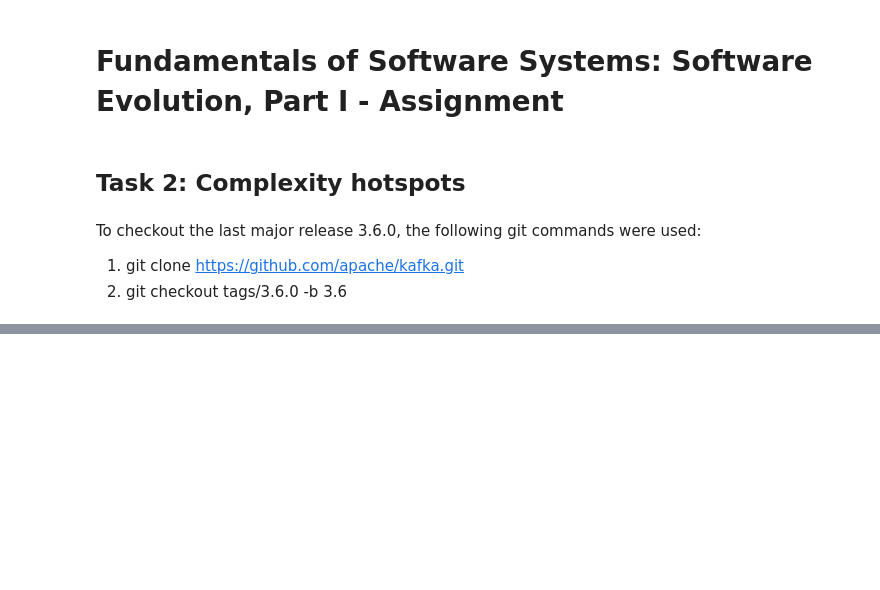
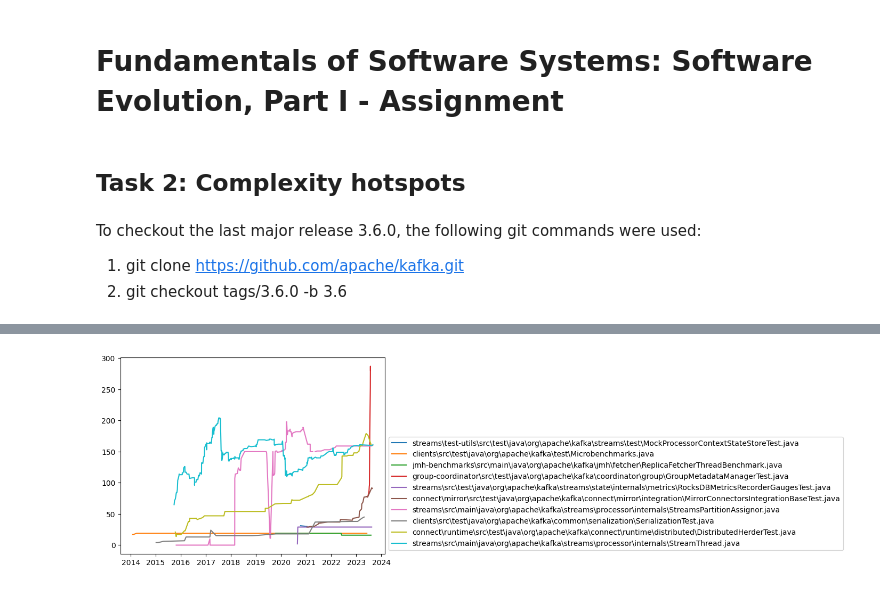
Before and after one commit to justinhehli/fss-se-I, a Jupyter notebook: FSS_SE_I.ipynb, the cells around one changed output, grey strips where cells are left out. Drawn from its saved outputs; the diff is of its cells as text; code cells hidden in the pictures; blank space fills up the shorter version.

```diff
--- a/FSS_SE_I.ipynb
+++ b/FSS_SE_I.ipynb
@@ -53,0 +72,13 @@ df_to_csv(df)
+# %%
+# calculate the IC
+df = csv_to_df()
+df['ic'] = 0
+for i in df.index:
+    ic = 0
+    with open(df.iloc[i]['filename'], encoding="utf8") as f:
+        for line in f:
+            leading_spaces = len(line) - len(line.lstrip(' '))
+            ic = ic + (leading_spaces / 4) if leading_spaces >= 4 else ic
+        df.at[i, 'ic'] = ic
+
+df_to_csv(df)
@@ -53,0 +115,32 @@ df_to_csv(df)
+# %%
+# in-depth complexity analysis on ten files
+hotspots = [
+    "streams\\test-utils\\src\\test\\java\\org\\apache\\kafka\\streams\\test\\MockProcessorContextStateStoreTest.java",
+    "clients\\src\\test\\java\\org\\apache\\kafka\\test\\Microbenchmarks.java",
+    "jmh-benchmarks\\src\\main\\java\\org\\apache\\kafka\\jmh\\fetcher\\ReplicaFetcherThreadBenchmark.java",
+    "group-coordinator\\src\\test\\java\\org\\apache\\kafka\\coordinator\\group\\GroupMetadataManagerTest.java",
+    "streams\\src\\test\\java\\org\\apache\\kafka\\streams\\state\\internals\\metrics\\RocksDBMetricsRecorderGaugesTest.java",
+    "connect\\mirror\\src\\test\\java\\org\\apache\\kafka\\connect\\mirror\\integration\\MirrorConnectorsIntegrationBaseTest.java",
+    "streams\\src\\main\\java\\org\\apache\\kafka\\streams\\processor\\internals\\StreamsPartitionAssignor.java",
+    "clients\\src\\test\\java\\org\\apache\\kafka\\common\\serialization\\SerializationTest.java",
+    "connect\\runtime\\src\\test\\java\\org\\apache\\kafka\\connect\\runtime\\distributed\\DistributedHerderTest.java",
+    "streams\\src\\main\\java\\org\\apache\\kafka\\streams\\processor\\internals\\StreamThread.java",
+]
+
+X = []
+Y = []
+for h in hotspots:
+    x = []
+    y = []
+    for c in Repository('./kafka/', filepath=h).traverse_commits():
+        modified_file = next(
+            filter(lambda f: h.endswith(f.filename), c.modified_files), None)
+        x.append(c.committer_date)
+        y.append(modified_file.complexity if modified_file is not None else 0)
+    X.append(x)
+    Y.append(y)
+    plt.plot(x, y, label=h)
+plt.legend(bbox_to_anchor=(1, 0), loc="lower left")
+plt.show()
+# %% [output]
+[figure, added]
```
Also changed, not shown: parts of 3 cells of this notebook, 1 other file.
